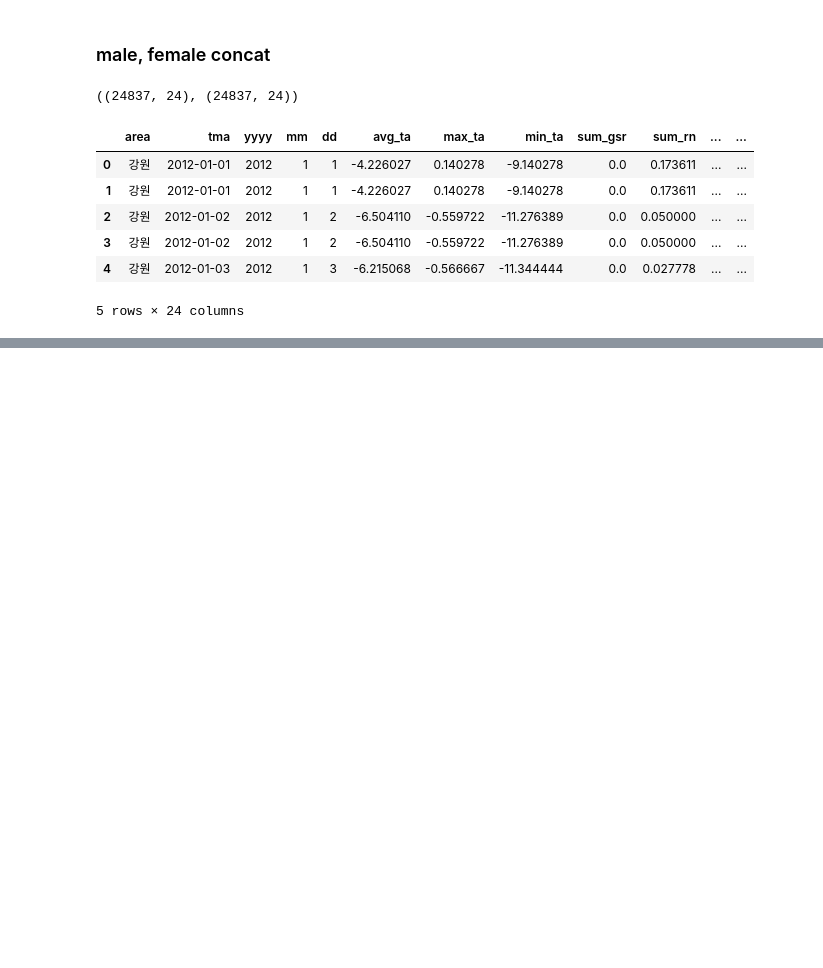
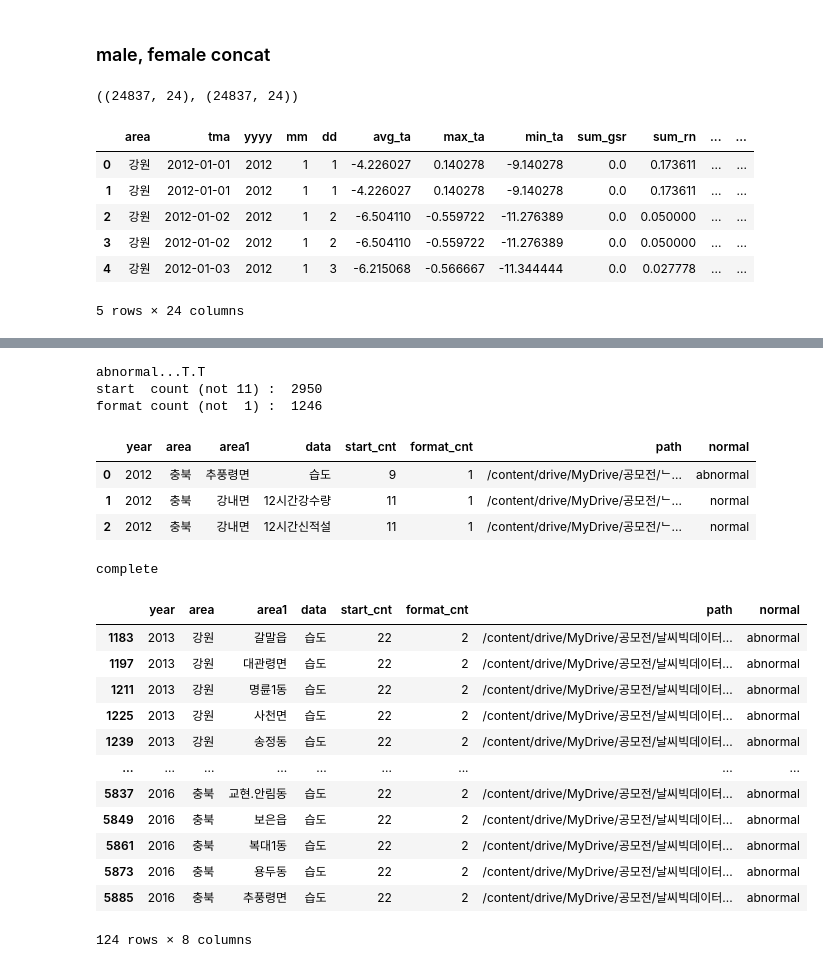
Before and after one commit to leech2193/weather_hospital_sowhat, a Jupyter notebook: 20220714_18_eseul.ipynb, the cells around one changed output, grey strips where cells are left out. Cells and saved outputs as stored; diff of their text form; code cells hidden in the pictures; blank space fills up the shorter version.

```diff
--- a/20220714_18_eseul.ipynb
+++ b/20220714_18_eseul.ipynb
@@ -113,0 +192,5 @@ gender_lform.to_csv('/content/drive/MyDrive/공모전/날
+# %%
+import glob
+file_lst = glob.glob('/content/drive/MyDrive/공모전/날씨빅데이터콘테스트(공유)/data/2-2날씨빅데이터 콘테스트/*/*/*.csv')
+len(file_lst)
+file_lst[:5]
@@ -113,0 +203,63 @@ gender_lform.to_csv('/content/drive/MyDrive/공모전/날
+# %%
+# 숫자만 count해보기 > df 저장
+chk_cnt = pd.DataFrame(columns = ['year','area','area1','data','start_cnt', 'format_cnt', 'path'])
+
+for chk_file in file_lst :
+    test_file  = pd.read_csv(chk_file, encoding='cp949', header=None)
+    start_cnt  = test_file[0].str.contains('Start').sum()
+    format_cnt = test_file[0].str.contains('format').sum()
+    year  = chk_file.split('/')[-3]
+    area  = chk_file.split('/')[-2]
+    area1 = chk_file.split('/')[-1].split('_')[0]
+    data  = chk_file.split('/')[-1].split('_')[1]
+
+    new_data = [year, area, area1, data, start_cnt, format_cnt, chk_file]
+    chk_cnt.loc[len(chk_cnt)] = new_data
+
+    # else :
+    #     print(chk_file)
+    # print('start  count : ', start_cnt)
+    # print('format count : ', format_cnt)
+    # print('*' * 50)
+# %%
+print('abnormal...T.T')
+print('start  count (not 11) : ', (chk_cnt.start_cnt != 11).sum()) # 1월 제외하고 총 11달
+print('format count (not  1) : ', (chk_cnt.format_cnt != 1).sum())
+# %% [output]
+abnormal...T.T
+start  count (not 11) :  2950
+format count (not  1) :  1246
+# %%
+chk_cnt['normal'] = 'normal'
+chk_cnt.loc[(chk_cnt.start_cnt != 11) | (chk_cnt.format_cnt != 1), 'normal'] = 'abnormal'
+
+chk_cnt.head(3)
+# %% [output]
+|  | year | area | area1 | data | start_cnt | format_cnt | path | normal |
+| 0 | 2012 | 충북 | 추풍령면 | 습도 | 9 | 1 | /content/drive/MyDrive/공모전/ᄂ... | abnormal |
+| 1 | 2012 | 충북 | 강내면 | 12시간강수량 | 11 | 1 | /content/drive/MyDrive/공모전/ᄂ... | normal |
+| 2 | 2012 | 충북 | 강내면 | 12시간신적설 | 11 | 1 | /content/drive/MyDrive/공모전/ᄂ... | normal |
+# %%
+import unicodedata
+for i in range(chk_cnt.shape[0]) :
+    for j in range(chk_cnt.shape[1]) :
+        chk_cnt.iloc[i,j] = unicodedata.normalize('NFC', str(chk_cnt.iloc[i,j]))
+print('complete')
+# %% [output]
+complete
+# %%
+chk_cnt[(chk_cnt.data == '습도') & (chk_cnt.format_cnt == '2')]
+# %% [output]
+|  | year | area | area1 | data | start_cnt | format_cnt | path | normal |
+| 1183 | 2013 | 강원 | 갈말읍 | 습도 | 22 | 2 | /content/drive/MyDrive/공모전/날씨빅데이터... | abnormal |
+| 1197 | 2013 | 강원 | 대관령면 | 습도 | 22 | 2 | /content/drive/MyDrive/공모전/날씨빅데이터... | abnormal |
+| 1211 | 2013 | 강원 | 명륜1동 | 습도 | 22 | 2 | /content/drive/MyDrive/공모전/날씨빅데이터... | abnormal |
+| 1225 | 2013 | 강원 | 사천면 | 습도 | 22 | 2 | /content/drive/MyDrive/공모전/날씨빅데이터... | abnormal |
+| 1239 | 2013 | 강원 | 송정동 | 습도 | 22 | 2 | /content/drive/MyDrive/공모전/날씨빅데이터... | abnormal |
+| ... | ... | ... | ... | ... | ... | ... | ... | ... |
+| 5837 | 2016 | 충북 | 교현.안림동 | 습도 | 22 | 2 | /content/drive/MyDrive/공모전/날씨빅데이터... | abnormal |
+| 5849 | 2016 | 충북 | 보은읍 | 습도 | 22 | 2 | /content/drive/MyDrive/공모전/날씨빅데이터... | abnormal |
+| 5861 | 2016 | 충북 | 복대1동 | 습도 | 22 | 2 | /content/drive/MyDrive/공모전/날씨빅데이터... | abnormal |
+| 5873 | 2016 | 충북 | 용두동 | 습도 | 22 | 2 | /content/drive/MyDrive/공모전/날씨빅데이터... | abnormal |
+| 5885 | 2016 | 충북 | 추풍령면 | 습도 | 22 | 2 | /content/drive/MyDrive/공모전/날씨빅데이터... | abnormal |
+124 rows × 8 columns
```
Also changed, not shown: parts of 11 cells of this notebook.
